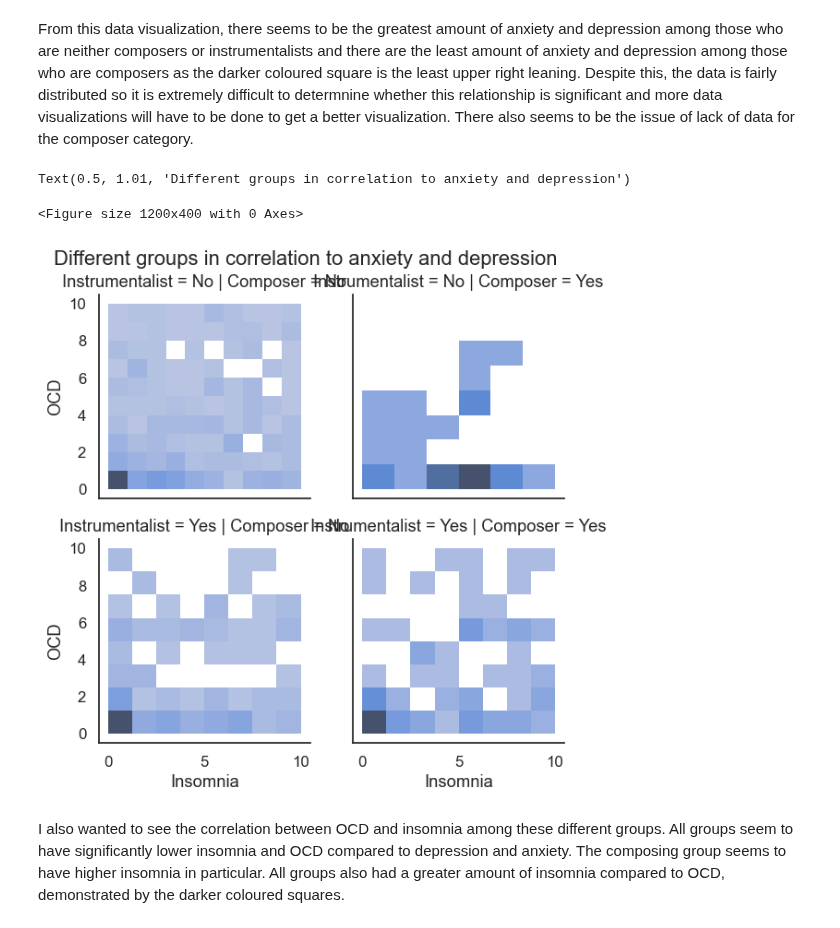
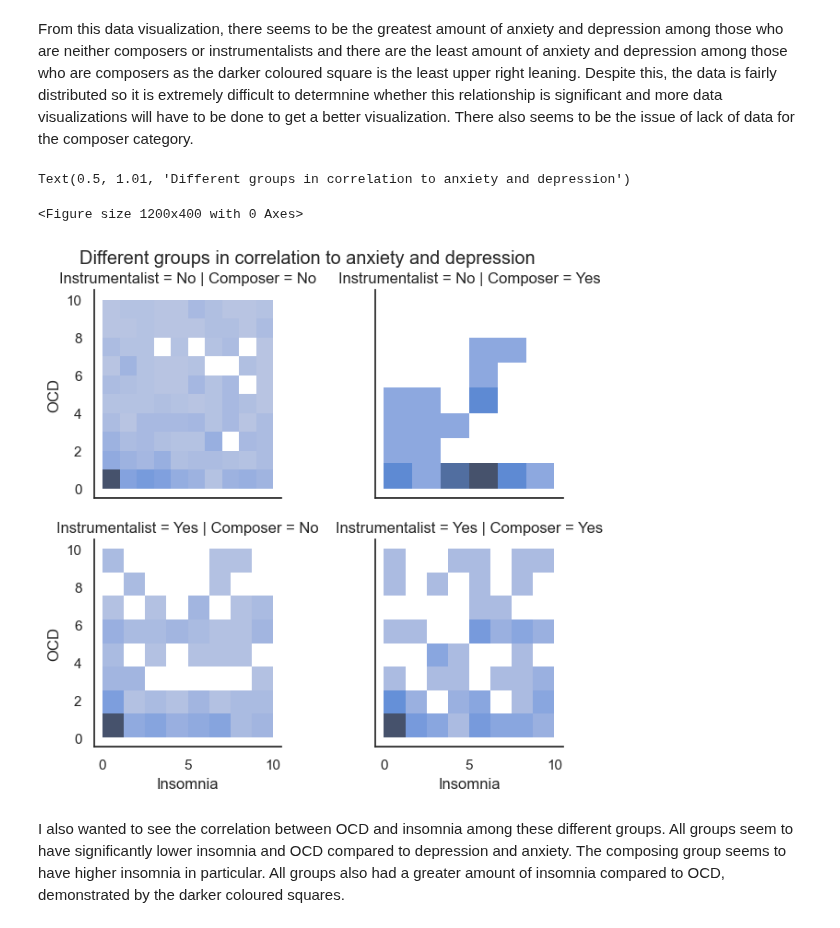
Before and after one commit to ubco-W2022T2-data301/project-group-group12, a Jupyter notebook: analysis/analysis1.ipynb, the cells around one changed output. Saved outputs shown, nothing was run; the diff lists cells and outputs as text; code cells hidden in the pictures.

```diff
--- a/analysis/analysis1.ipynb
+++ b/analysis/analysis1.ipynb
@@ -293,6 +293,9 @@ df
 #### Milestone 4: Data Visualizations
 # %% [markdown]
 Visualizing the question through various methods. The higher the overall mental health indicates more severe outcomes.
+# %%
+sns.set_theme(style="white",
+              font_scale=1.0)
 # %%
 # visualizing scatterplot of composers and instrumentalists related to their anxiety and depression, 0 being none and 10 being extreme
 plt.figure(figsize=(12,4))
@@ -310,14 +313,14 @@ From this data visualization, there seems to be the greatest amount of anxiety a
 # %%
 # visualizing scatterplot of composers and instrumentalists related to their insomnia and OCD, 0 being none and 10 being extreme
 plt.figure(figsize=(12,4))
 g2= sns.FacetGrid(df, col="Composer", row="Instrumentalist")
 g2.map(sns.histplot, "Insomnia", "OCD")
-plt.subplots_adjust(hspace=0.2, wspace=0.2)
+plt.subplots_adjust(hspace=0.2, wspace=0.5)
 plt.suptitle("Different groups in correlation to anxiety and depression", y=1.01)
 # %% [output]
 Text(0.5, 1.01, 'Different groups in correlation to anxiety and depression')
 <Figure size 1200x400 with 0 Axes>
-[figure, old version]
+[figure, new version]
 # %% [markdown]
 I also wanted to see the correlation between OCD and insomnia among these different groups. All groups seem to have significantly lower insomnia and OCD compared to depression and anxiety. The composing group seems to have higher insomnia in particular. All groups also had a greater amount of insomnia compared to OCD, demonstrated by the darker coloured squares.
 # %%
```
Also changed, not shown: parts of 5 cells of this notebook, 8 other files.
